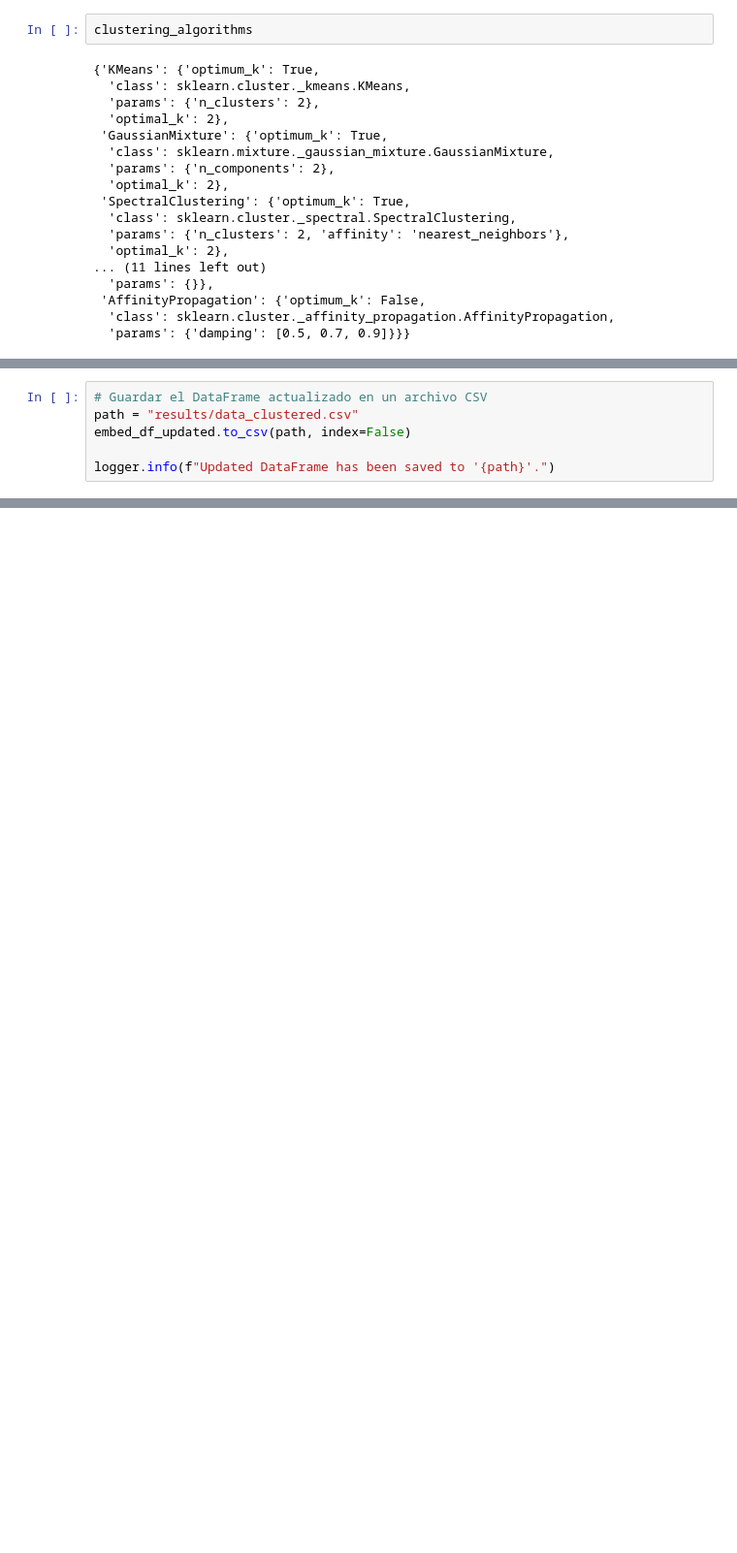
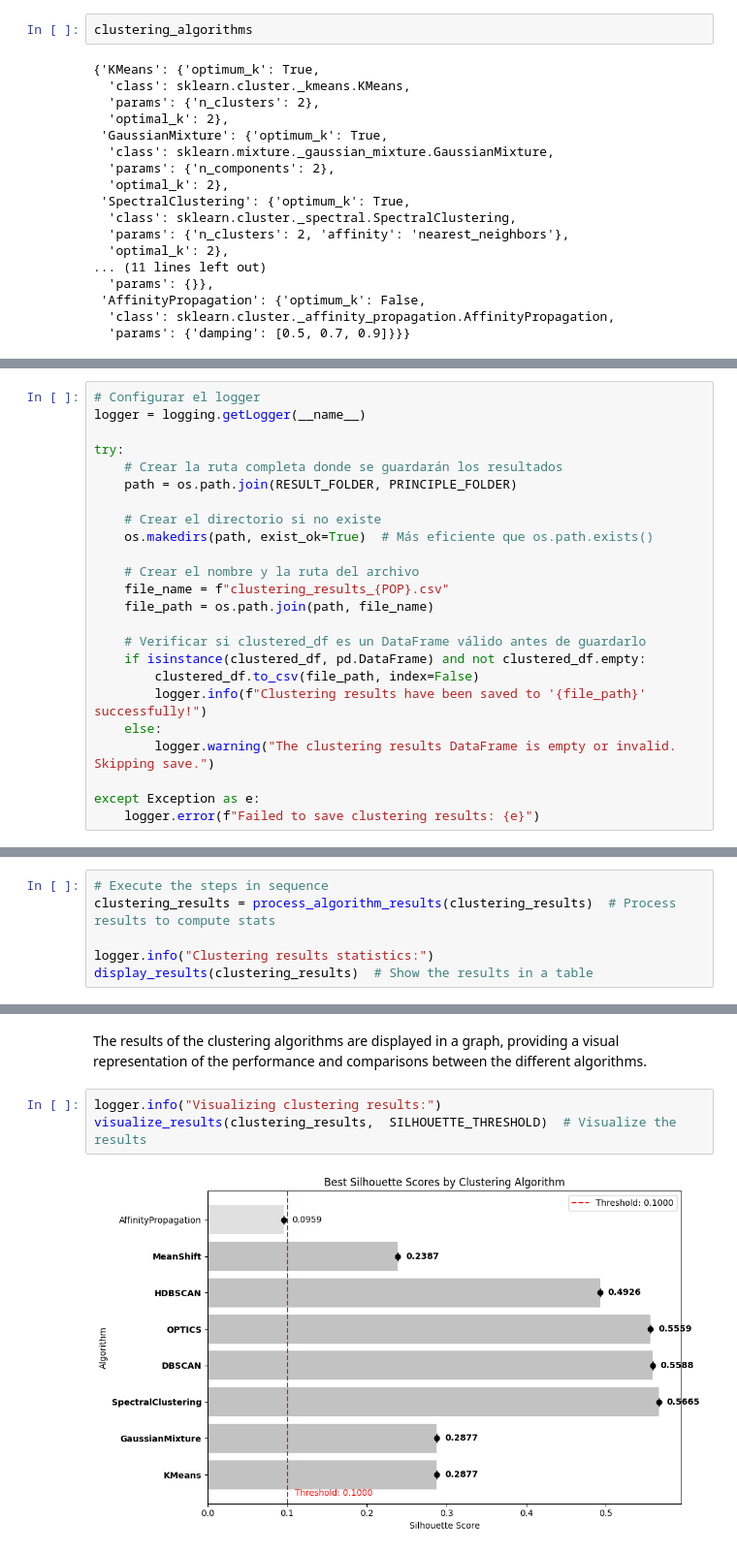
Before and after one commit to lbustio/intensity, a Jupyter notebook: intensity.ipynb, the cells around one changed output, grey strips where cells are left out. Shown at 97% size. Cells and saved outputs as stored; diff of their text form; blank space fills up the shorter version.

```diff
--- a/intensity.ipynb
+++ b/intensity.ipynb
@@ -1552,6 +1508,0 @@ Saving data updated with cluster labels for each algorithm.
-# %%
-# Guardar el DataFrame actualizado en un archivo CSV
-path = "results/data_clustered.csv"
-embed_df_updated.to_csv(path, index=False)
-
-logger.info(f"Updated DataFrame has been saved to '{path}'.")
@@ -2768,0 +1799,24 @@ clustering_pipeline(embeddings, data_authority)
+# %%
+# Configurar el logger
+logger = logging.getLogger(__name__)
+
+try:
+    # Crear la ruta completa donde se guardarán los resultados
+    path = os.path.join(RESULT_FOLDER, PRINCIPLE_FOLDER)
+
+    # Crear el directorio si no existe
+    os.makedirs(path, exist_ok=True)  # Más eficiente que os.path.exists()
+
+    # Crear el nombre y la ruta del archivo
+    file_name = f"clustering_results_{POP}.csv"
+    file_path = os.path.join(path, file_name)
+
+    # Verificar si clustered_df es un DataFrame válido antes de guardarlo
+    if isinstance(clustered_df, pd.DataFrame) and not clustered_df.empty:
+        clustered_df.to_csv(file_path, index=False)
+        logger.info(f"Clustering results have been saved to '{file_path}' successfully!")
+    else:
+        logger.warning("The clustering results DataFrame is empty or invalid. Skipping save.")
+
+except Exception as e:
+    logger.error(f"Failed to save clustering results: {e}")
@@ -2768,0 +2064,6 @@ clustering_pipeline(embeddings, data_authority)
+# %%
+# Execute the steps in sequence
+clustering_results = process_algorithm_results(clustering_results)  # Process results to compute stats
+
+logger.info("Clustering results statistics:")
+display_results(clustering_results)  # Show the results in a table
@@ -2768,0 +2083,7 @@ clustering_pipeline(embeddings, data_authority)
+# %% [markdown]
+The results of the clustering algorithms are displayed in a graph, providing a visual representation of the performance and comparisons between the different algorithms.
+# %%
+logger.info("Visualizing clustering results:")
+visualize_results(clustering_results,  SILHOUETTE_THRESHOLD)  # Visualize the results
+# %% [output]
+[figure, added]
```
Also changed, not shown: parts of 184 cells of this notebook, 5 other files.
